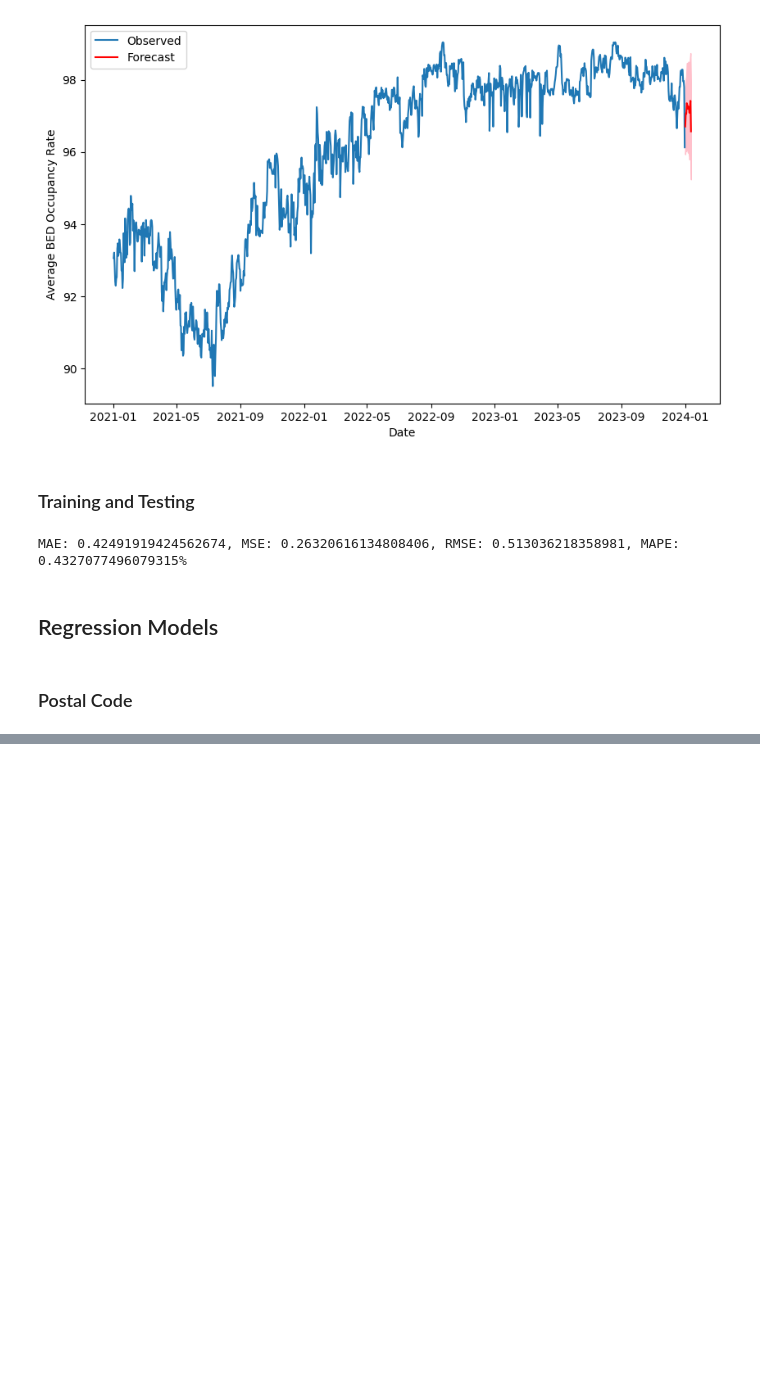
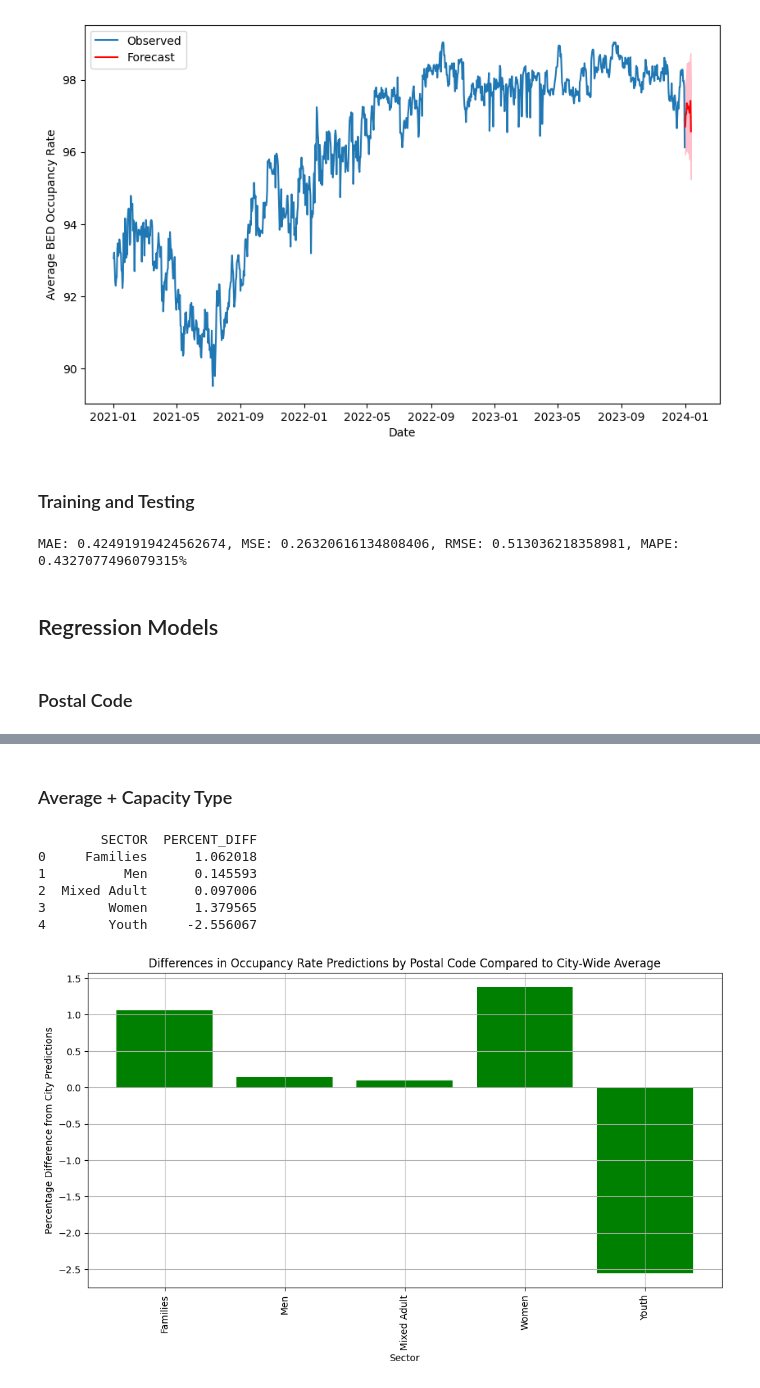
Before and after one commit to Tomasdfgh/RBCs_Borealis_AIs_Shelter_Occupancy_Forecast, a Jupyter notebook: multi_step.ipynb, the cells around one changed output, grey strips where cells are left out. Drawn from its saved outputs; the diff is of its cells as text; code cells hidden in the pictures; blank space fills up the shorter version.

```diff
--- a/multi_step.ipynb
+++ b/multi_step.ipynb
@@ -239,0 +670,2 @@ MAE: 0.42491919424562674, MSE: 0.26320616134808406, RMSE: 0.513036218358981, MAP
+# %% [markdown]
+### Average + Capacity Type
@@ -239,0 +674,28 @@ MAE: 0.42491919424562674, MSE: 0.26320616134808406, RMSE: 0.513036218358981, MAP
+# %%
+# Merge city-wide predictions with postal code data
+sector_data = pd.merge(sector_data, city_predictions_df, on='OCCUPANCY_DATE', how='left')
+# %%
+# Calculate the difference as a percentage
+sector_data['PERCENT_DIFF'] = ((sector_data['OCCUPANCY_RATE'] - sector_data['CITY_PREDICTIONS']) / sector_data['CITY_PREDICTIONS']) * 100
+
+# Group by postal code to find average difference per postal code
+average_difference_by_sector = sector_data.groupby('SECTOR')['PERCENT_DIFF'].mean().reset_index()
+print(average_difference_by_sector)
+# %% [output]
+        SECTOR  PERCENT_DIFF
+0     Families      1.062018
+1          Men      0.145593
+2  Mixed Adult      0.097006
+3        Women      1.379565
+4        Youth     -2.556067
+# %%
+plt.figure(figsize=(12, 6))
+plt.bar(average_difference_by_sector['SECTOR'], average_difference_by_sector['PERCENT_DIFF'], color='green')
+plt.xlabel('Sector')
+plt.ylabel('Percentage Difference from City Predictions')
+plt.title('Differences in Occupancy Rate Predictions by Postal Code Compared to City-Wide Average')
+plt.xticks(rotation=90)
+plt.grid(True)
+plt.show()
+# %% [output]
+[figure, added]
```
Also changed, not shown: parts of 42 cells of this notebook.
